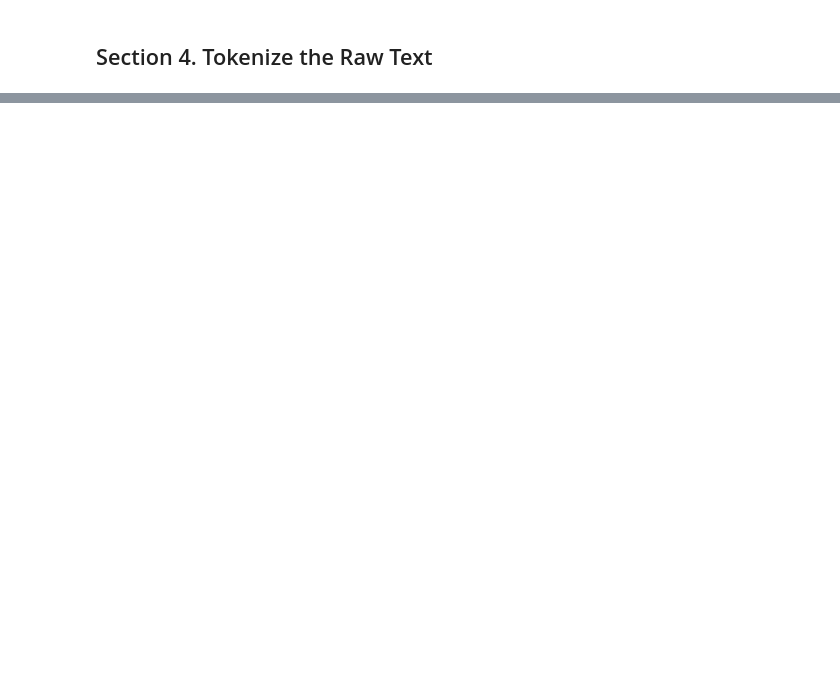
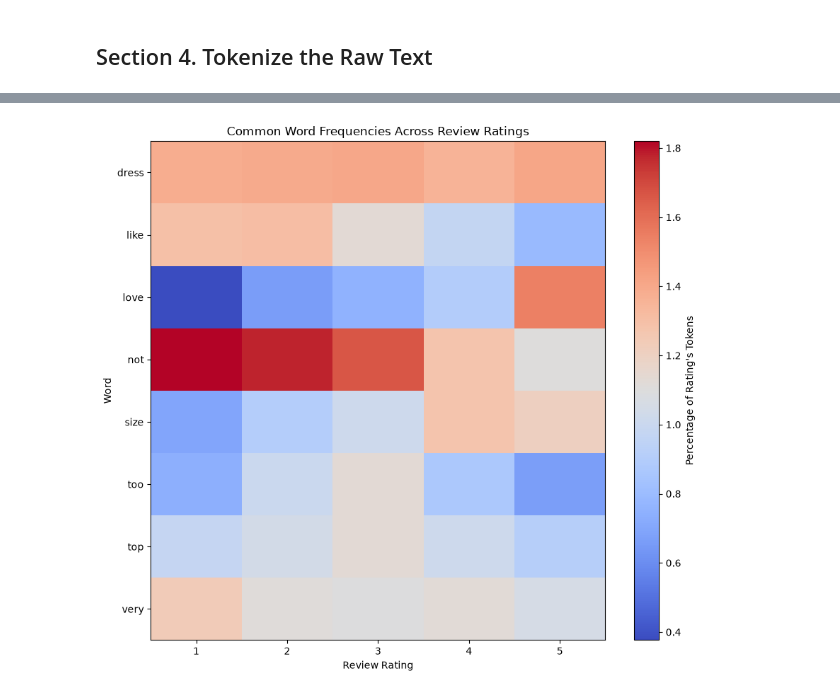
Before and after one commit to ajaneh/nlp-02-text-preprocessing-custom, a Jupyter notebook: notebooks/text_preprocessing.ipynb, the cells around one changed output, grey strips where cells are left out. Drawn from its saved outputs; the diff is of its cells as text; code cells hidden in the pictures; blank space fills up the shorter version.

```diff
--- a/notebooks/text_preprocessing.ipynb
+++ b/notebooks/text_preprocessing.ipynb
@@ -355,0 +128,9 @@ This is a Markdown cell.
+# %%
+# Section 6 Python cell
+
+# New punctuation removal strategy, remove all non-alphabetic characters from each word, and dont keep empty strings
+clean_words: pl.DataFrame = raw_words.with_columns(
+    pl.col("word").str.replace_all(r"[^A-Za-z]", "")
+).filter(pl.col("word") != "")
+
+count_of_clean_tokens: int = show_counts("Punctuation removed", clean_words)
@@ -355,0 +431,37 @@ This is a Markdown cell.
+# %%
+# Bar chart didn't show much, let's try heat map
+top_words: list[str] = (
+    word_freq.sort(["Rating", "count"], descending=[False, True])
+    .group_by("Rating", maintain_order=True)
+    .head(5)["word"]
+    .unique()
+    .to_list()
+)
+
+heatmap_df: pl.DataFrame = (
+    word_freq.with_columns(
+        (100 * pl.col("count") / pl.col("count").sum().over("Rating")).alias("pct")
+    )
+    .filter(pl.col("word").is_in(top_words))
+    .pivot(index="word", on="Rating", values="pct", sort_columns=True)
+    .fill_null(0)
+    .sort("word")
+)
+
+fig, ax = plt.subplots(figsize=(9, 8))
+
+im = ax.imshow(heatmap_df.drop("word").to_numpy(), aspect="auto", cmap="coolwarm")
+
+ax.set_xticks(range(5), heatmap_df.columns[1:])
+ax.set_yticks(range(heatmap_df.height), heatmap_df["word"].to_list())
+
+ax.set_xlabel("Review Rating")
+ax.set_ylabel("Word")
+ax.set_title("Common Word Frequencies Across Review Ratings")
+
+fig.colorbar(im, ax=ax, label="Percentage of Rating's Tokens")
+plt.tight_layout()
+plt.savefig(IMAGES_PATH / "common_word_frequencies_across_review_ratings.png")
+plt.show()
+# %% [output]
+[figure, added]
```
Also changed, not shown: parts of 46 cells of this notebook, 9 other files.
